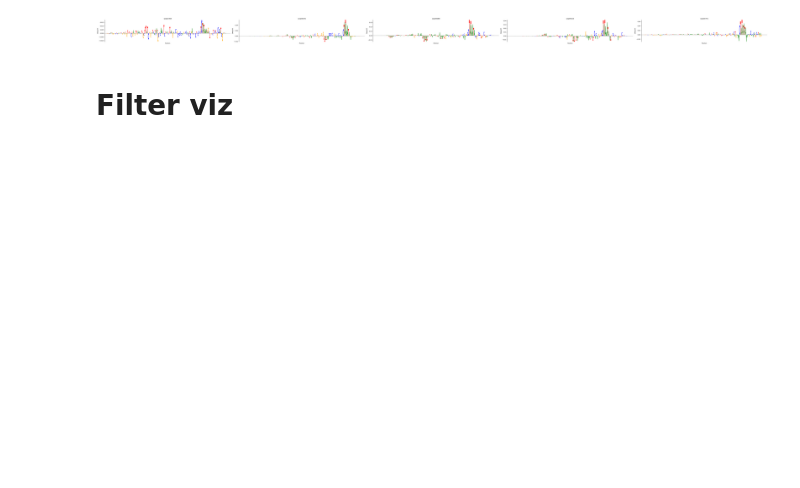
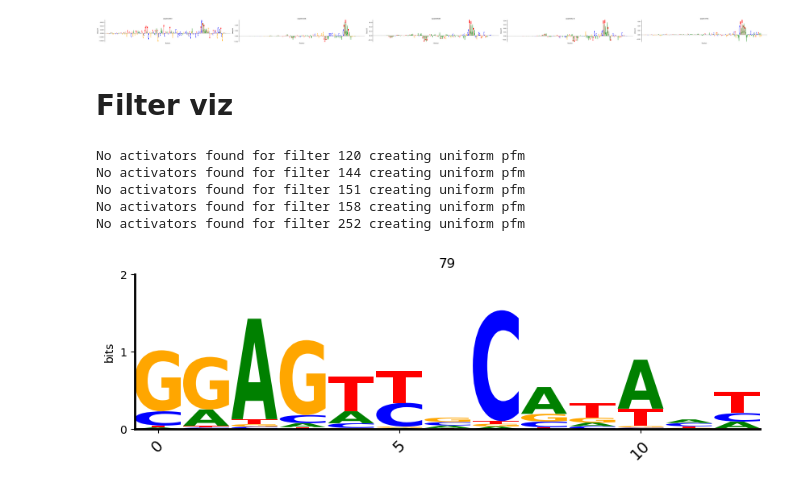
Before and after one commit to ML4GLand/EUGENe_paper, a Jupyter notebook: notebooks/jores21/jores21_interpretation.ipynb, the cells around one changed output. Drawn from its saved outputs; the diff is of its cells as text; code cells hidden in the pictures; blank space fills up the shorter version.

```diff
--- a/notebooks/jores21/jores21_interpretation.ipynb
+++ b/notebooks/jores21/jores21_interpretation.ipynb
@@ -21,19 +19,21 @@ import numpy as np
 import xarray as xr
 
 # EUGENe imports and settings
+from eugene import preprocess as pp
 from eugene import models
 from eugene import interpret
 from eugene import plot as pl
 from eugene import settings
 settings.dataset_dir = "/cellar/users/aklie/data/eugene/revision/jores21"
-settings.output_dir = "/cellar/users/aklie/projects/ML4GLand/EUGENe_paper/output/fix_full/jores21"
+settings.output_dir = "/cellar/users/aklie/projects/ML4GLand/EUGENe_paper/output/fix_full/jores21/"
 settings.logging_dir = "/cellar/users/aklie/projects/ML4GLand/EUGENe_paper/logs/fix_full/jores21"
 settings.config_dir = "/cellar/users/aklie/projects/ML4GLand/EUGENe_paper/configs/jores21"
+settings.figure_dir = "/cellar/users/aklie/projects/ML4GLand/EUGENe_paper/figures/fix_full/jores21"
 
 # EUGENe packages
 import seqdata as sd
+import motifdata as md
 import seqpro as sp
-import seqexplainer as se
 
 # For illustrator editing
 import matplotlib
@@ -102,9 +109,26 @@ layer_name = "arch.conv1d_tower.layers.1"
 # %%
+# Generate pfms from filters
 interpret.generate_pfms_sdata(
     model,
     sdata,
     seq_key="ohe_seq",
     layer_name=layer_name,
     kernel_size=13,
-    transforms={"ohe_seq": lambda x: torch.tensor(x, dtype=torch.float32).permute(0, 2, 1)}
+    activation_threshold=0.9,
+    transforms={"ohe_seq": lambda x: torch.tensor(x, dtype=torch.float32).permute(0, 2, 1)},
 )
+# %% [output]
+No activators found for filter 120 creating uniform pfm
+No activators found for filter 144 creating uniform pfm
+No activators found for filter 151 creating uniform pfm
+No activators found for filter 158 creating uniform pfm
+No activators found for filter 252 creating uniform pfm
+# %%
+# Visualize a filter of choice
+pl.filter_viz(
+    sdata,
+    filter_num=79,
+    pfms_key=f"{layer_name}_pfms",
+)
+# %% [output]
+[figure, added]
```
Also changed, not shown: parts of 57 cells of this notebook, 4 other files.
